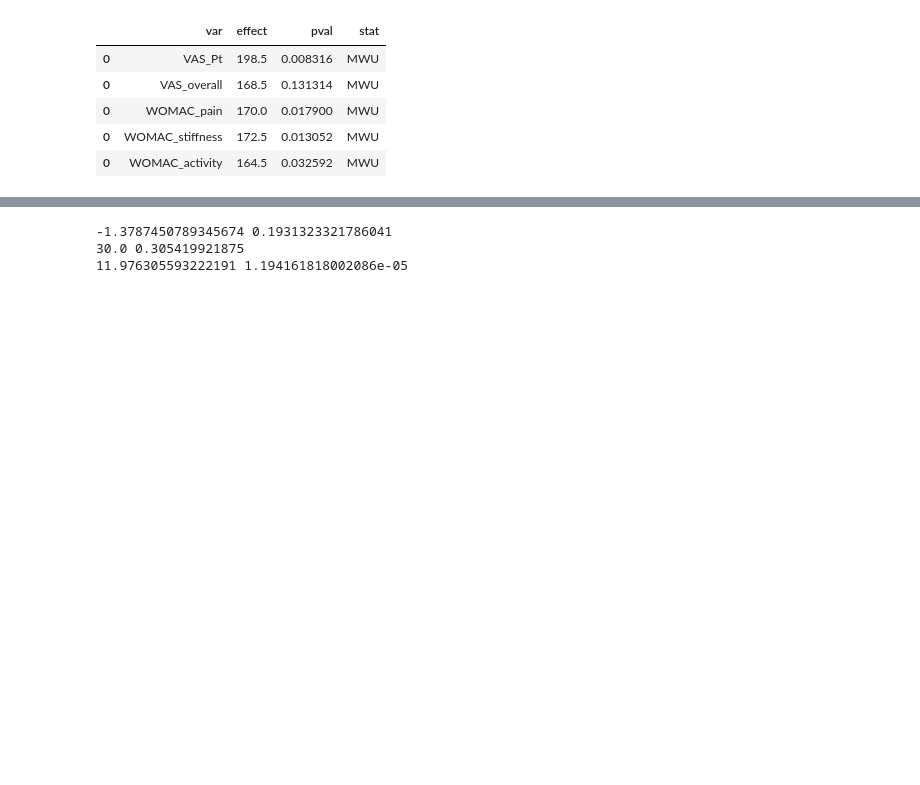
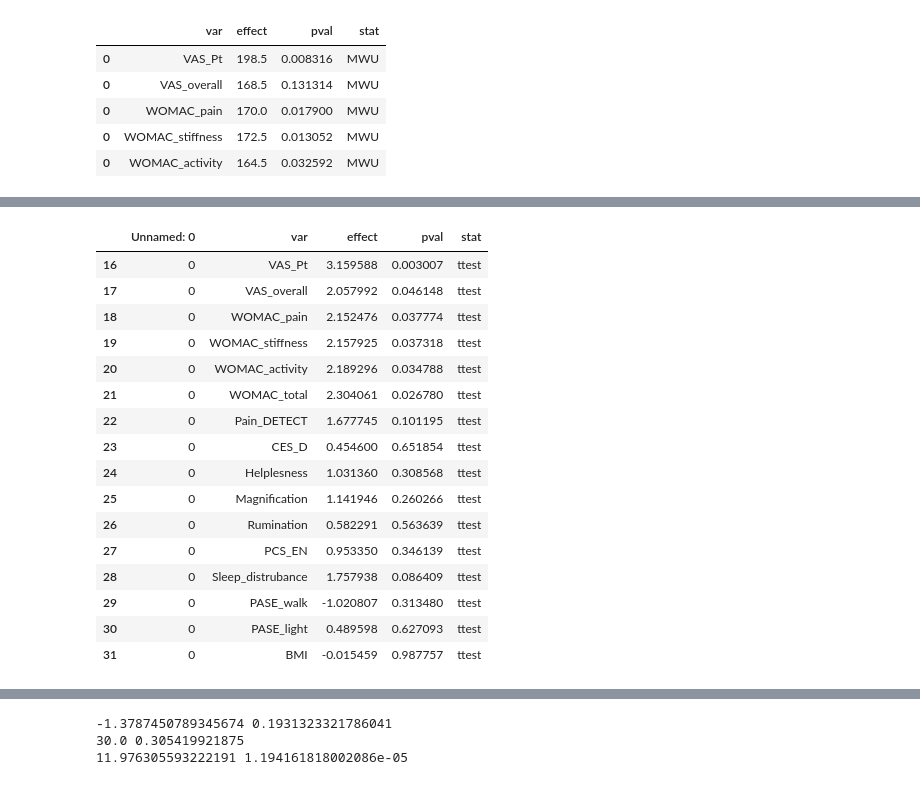
Before and after one commit to kbpi314/oa, a Jupyter notebook: code/oa_v2.ipynb, the cells around one changed output, grey strips where cells are left out. Saved outputs shown, nothing was run; the diff lists cells and outputs as text; code cells hidden in the pictures; blank space fills up the shorter version.

```diff
--- a/code/oa_v2.ipynb
+++ b/code/oa_v2.ipynb
@@ -280,0 +288,23 @@ df.head()
+# %%
+# jobs02 for modhigh, jobs03 for all
+df = pd.read_csv(path + 'outputs/jobs03/outcome_testing.tsv', sep='\t')
+df = df[df['stat'] == 'ttest']
+df
+# %% [output]
+|  | Unnamed: 0 | var | effect | pval | stat |
+| 16 | 0 | VAS_Pt | 3.159588 | 0.003007 | ttest |
+| 17 | 0 | VAS_overall | 2.057992 | 0.046148 | ttest |
+| 18 | 0 | WOMAC_pain | 2.152476 | 0.037774 | ttest |
+| 19 | 0 | WOMAC_stiffness | 2.157925 | 0.037318 | ttest |
+| 20 | 0 | WOMAC_activity | 2.189296 | 0.034788 | ttest |
+| 21 | 0 | WOMAC_total | 2.304061 | 0.026780 | ttest |
+| 22 | 0 | Pain_DETECT | 1.677745 | 0.101195 | ttest |
+| 23 | 0 | CES_D | 0.454600 | 0.651854 | ttest |
+| 24 | 0 | Helplesness | 1.031360 | 0.308568 | ttest |
+| 25 | 0 | Magnification | 1.141946 | 0.260266 | ttest |
+| 26 | 0 | Rumination | 0.582291 | 0.563639 | ttest |
+| 27 | 0 | PCS_EN | 0.953350 | 0.346139 | ttest |
+| 28 | 0 | Sleep_distrubance | 1.757938 | 0.086409 | ttest |
+| 29 | 0 | PASE_walk | -1.020807 | 0.313480 | ttest |
+| 30 | 0 | PASE_light | 0.489598 | 0.627093 | ttest |
+| 31 | 0 | BMI | -0.015459 | 0.987757 | ttest |
```
Also changed, not shown: parts of 13 cells of this notebook.
